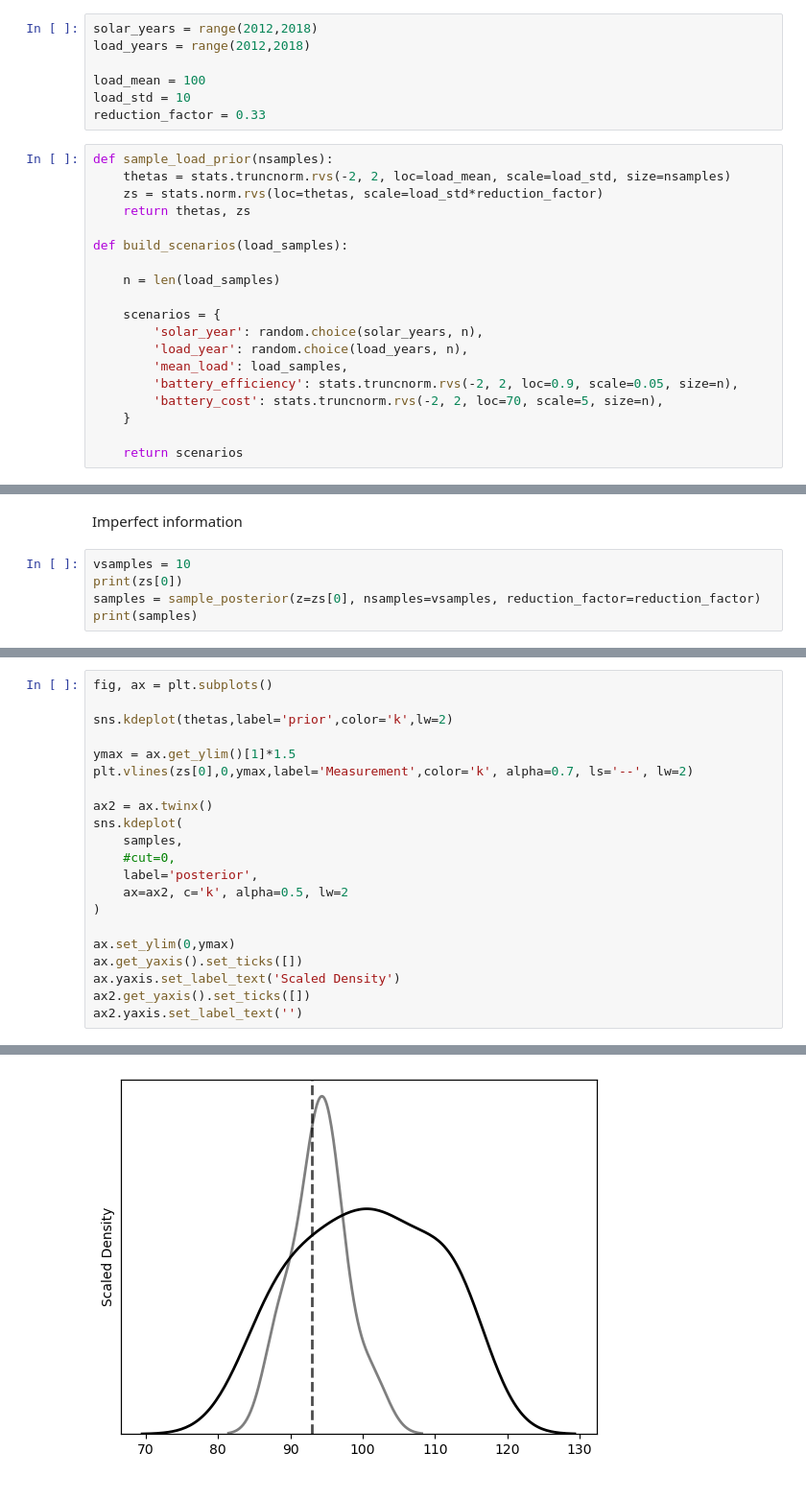
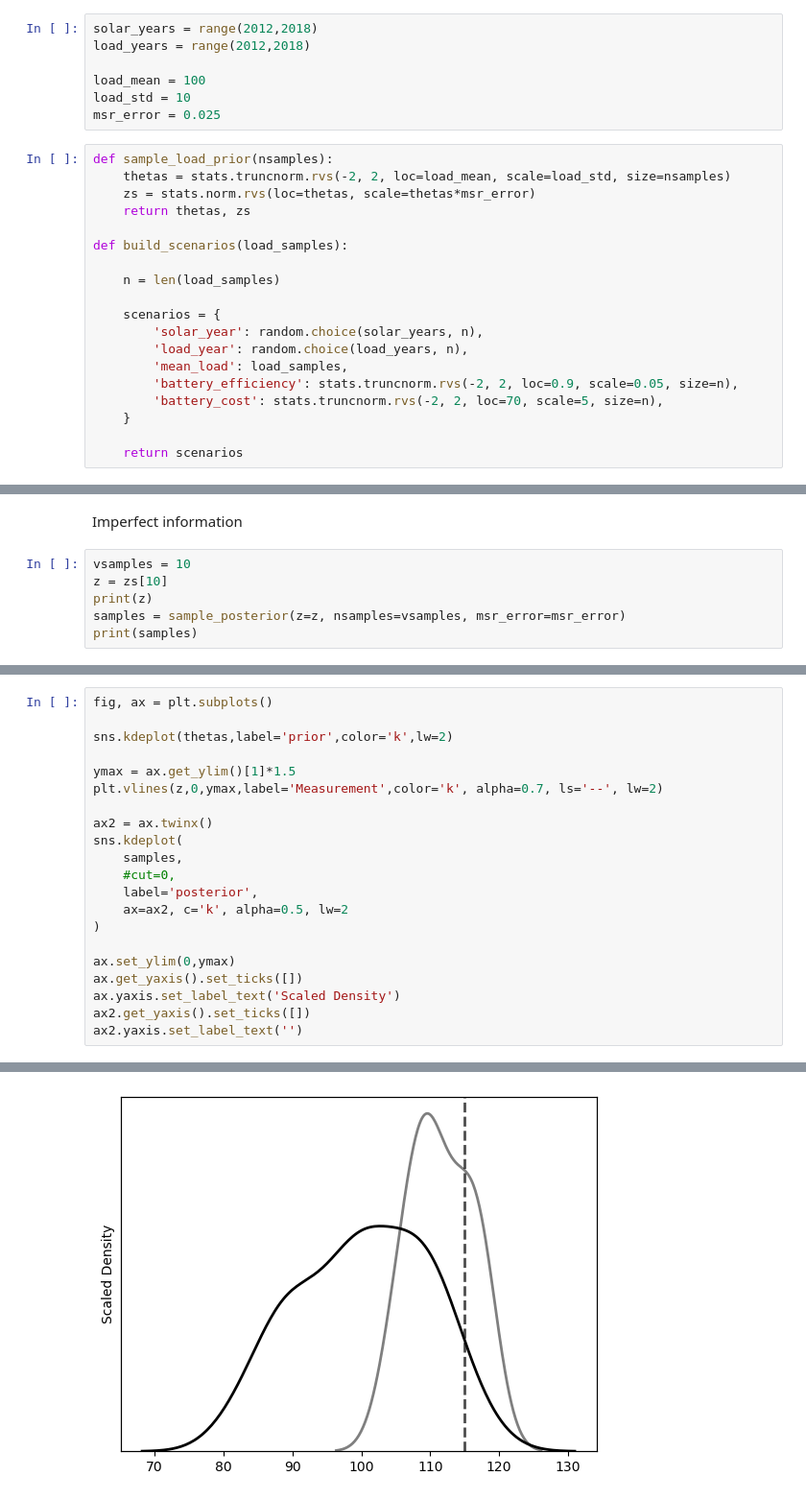
Before and after one commit to mal84emma/VoI-Tutorial, a Jupyter notebook: 3-VoI.ipynb, the cells around one changed output, grey strips where cells are left out. Shown: that part at 96% size. Drawn from its saved outputs; the diff is of its cells as text.

Commit message:
Flesh out measurement notebook

```diff
--- a/3-VoI.ipynb
+++ b/3-VoI.ipynb
@@ -24,11 +24,11 @@ load_years = range(2012,2018)
 
 load_mean = 100
 load_std = 10
-reduction_factor = 0.33
+msr_error = 0.025
 # %%
 def sample_load_prior(nsamples):
     thetas = stats.truncnorm.rvs(-2, 2, loc=load_mean, scale=load_std, size=nsamples)
-    zs = stats.norm.rvs(loc=thetas, scale=load_std*reduction_factor)
+    zs = stats.norm.rvs(loc=thetas, scale=thetas*msr_error)
     return thetas, zs
 
 def build_scenarios(load_samples):
@@ -121,7 +121,8 @@ VoI percent: 5.24%
 Imperfect information
 # %%
 vsamples = 10
-print(zs[0])
-samples = sample_posterior(z=zs[0], nsamples=vsamples, reduction_factor=reduction_factor)
+z = zs[10]
+print(z)
+samples = sample_posterior(z=z, nsamples=vsamples, msr_error=msr_error)
 print(samples)
 # %% [output]
@@ -131,27 +132,27 @@ print(samples)
 # %%
 fig, ax = plt.subplots()
 
 sns.kdeplot(thetas,label='prior',color='k',lw=2)
 
 ymax = ax.get_ylim()[1]*1.5
-plt.vlines(zs[0],0,ymax,label='Measurement',color='k', alpha=0.7, ls='--', lw=2)
+plt.vlines(z,0,ymax,label='Measurement',color='k', alpha=0.7, ls='--', lw=2)
 
 ax2 = ax.twinx()
 sns.kdeplot(
     samples,
     #cut=0,
     label='posterior',
     ax=ax2, c='k', alpha=0.5, lw=2
 )
 
 ax.set_ylim(0,ymax)
 ax.get_yaxis().set_ticks([])
 ax.yaxis.set_label_text('Scaled Density')
 ax2.get_yaxis().set_ticks([])
 ax2.yaxis.set_label_text('')
 # %% [output]
 Text(0, 0.5, '')
-[figure, old version]
+[figure, new version]
 # %%
 results = []
 
```
Also changed, not shown: parts of 8 cells of this notebook, 2 other files.
